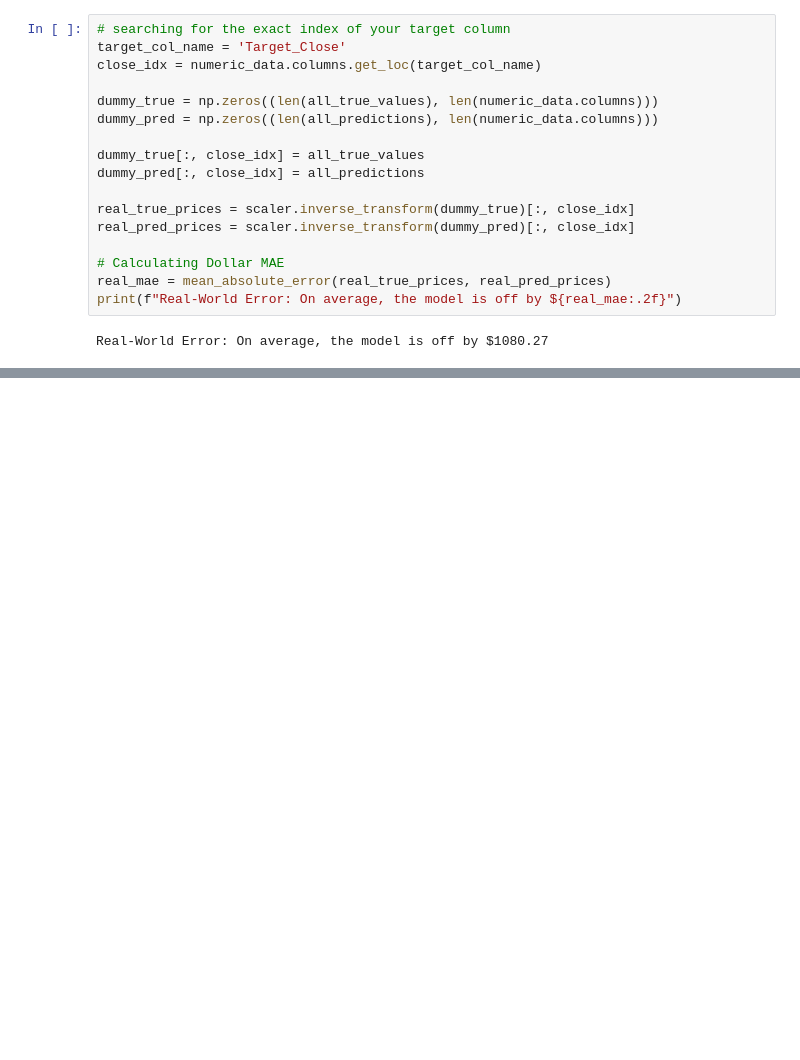
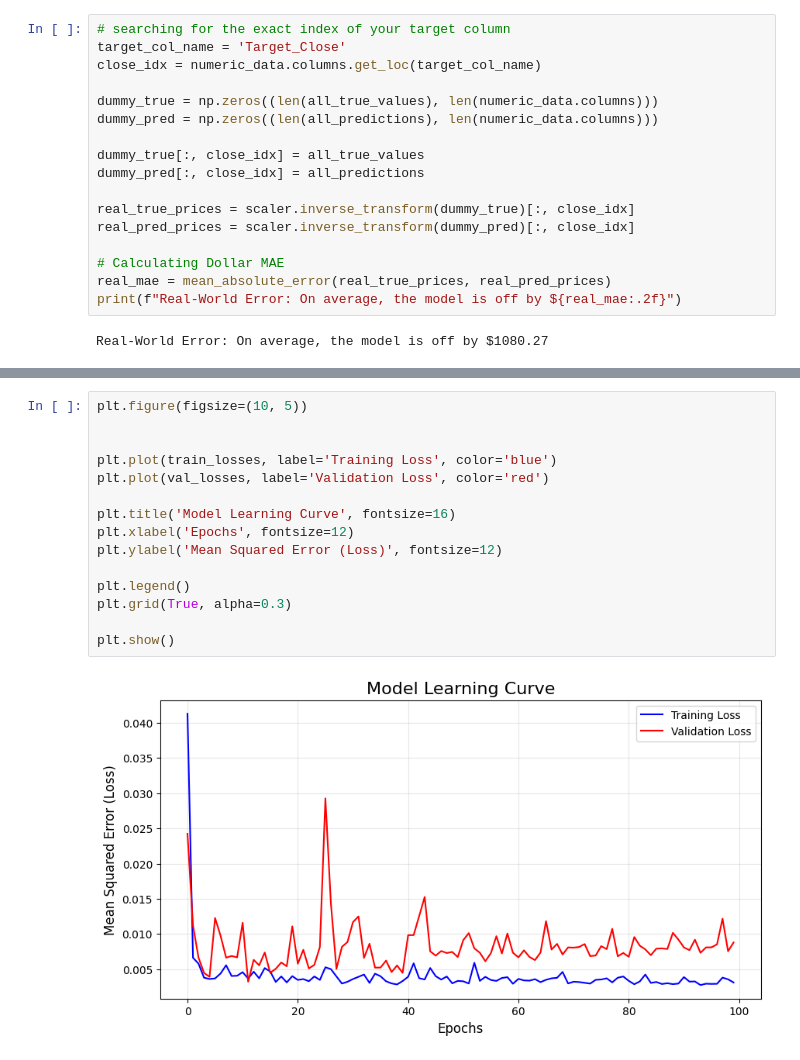
Before and after one commit to archeq/bitcoin-prices, a Jupyter notebook: bitcoin_prices.ipynb, the cells around one changed output, grey strips where cells are left out. Drawn from its saved outputs; the diff is of its cells as text; blank space fills up the shorter version.

```diff
--- a/bitcoin_prices.ipynb
+++ b/bitcoin_prices.ipynb
@@ -211,0 +245,17 @@ Real-World Error: On average, the model is off by $1080.27
+# %%
+plt.figure(figsize=(10, 5))
+
+
+plt.plot(train_losses, label='Training Loss', color='blue')
+plt.plot(val_losses, label='Validation Loss', color='red')
+
+plt.title('Model Learning Curve', fontsize=16)
+plt.xlabel('Epochs', fontsize=12)
+plt.ylabel('Mean Squared Error (Loss)', fontsize=12)
+
+plt.legend()
+plt.grid(True, alpha=0.3)
+
+plt.show()
+# %% [output]
+[figure, added]
```
Also changed, not shown: parts of 3 cells of this notebook.
